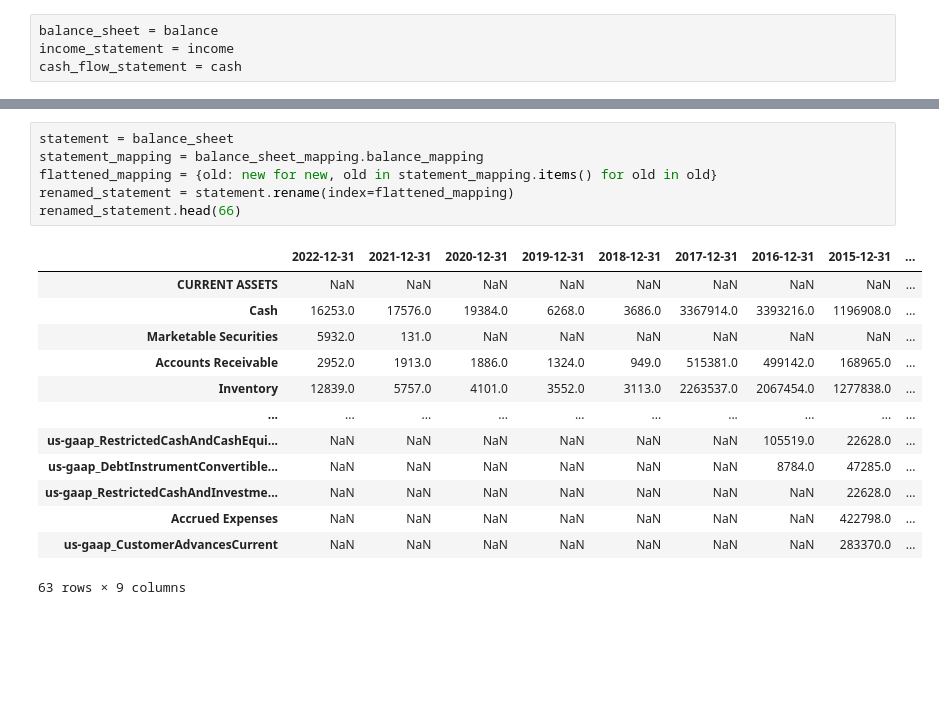
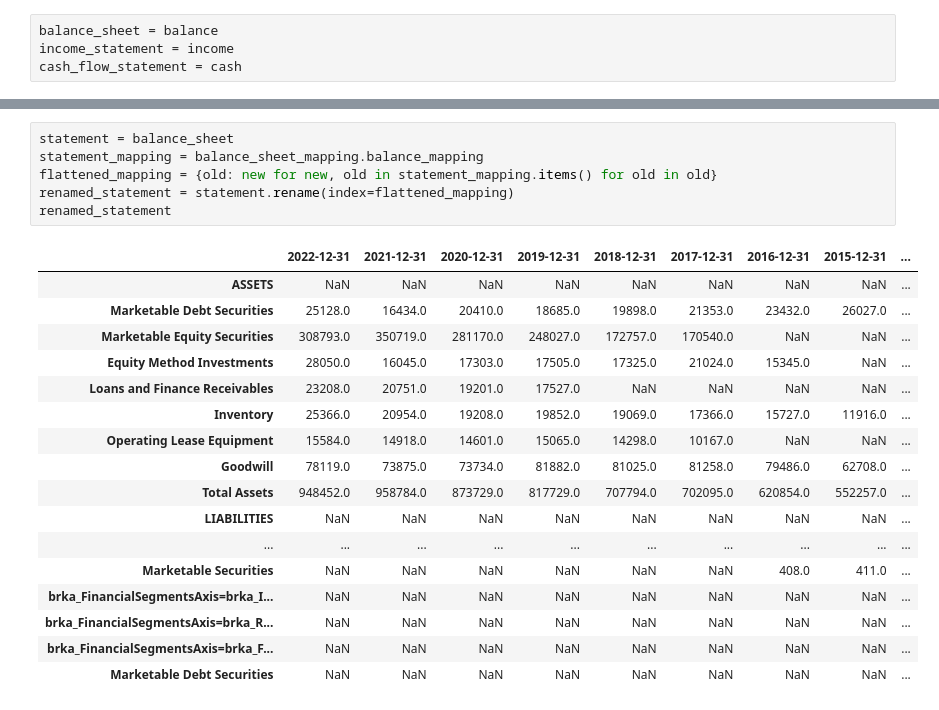
Before and after one commit to GGRusty/Edgar, a Jupyter notebook: modeling.ipynb, the cells around one changed output, grey strips where cells are left out. Drawn from its saved outputs; the diff is of its cells as text; blank space fills up the shorter version.

```diff
--- a/modeling.ipynb
+++ b/modeling.ipynb
@@ -101,23 +84,27 @@ renamed_statement
 # %%
 statement = balance_sheet
 statement_mapping = balance_sheet_mapping.balance_mapping
 flattened_mapping = {old: new for new, old in statement_mapping.items() for old in old}
 renamed_statement = statement.rename(index=flattened_mapping)
-renamed_statement.head(66)
+renamed_statement
 # %% [output]
 |  | 2022-12-31 | 2021-12-31 | 2020-12-31 | 2019-12-31 | 2018-12-31 | 2017-12-31 | 2016-12-31 | 2015-12-31 | ... |
-| CURRENT ASSETS | NaN | NaN | NaN | NaN | NaN | NaN | NaN | NaN | ... |
-| Cash | 16253.0 | 17576.0 | 19384.0 | 6268.0 | 3686.0 | 3367914.0 | 3393216.0 | 1196908.0 | ... |
-| Marketable Securities | 5932.0 | 131.0 | NaN | NaN | NaN | NaN | NaN | NaN | ... |
-| Accounts Receivable | 2952.0 | 1913.0 | 1886.0 | 1324.0 | 949.0 | 515381.0 | 499142.0 | 168965.0 | ... |
-| Inventory | 12839.0 | 5757.0 | 4101.0 | 3552.0 | 3113.0 | 2263537.0 | 2067454.0 | 1277838.0 | ... |
+| ASSETS | NaN | NaN | NaN | NaN | NaN | NaN | NaN | NaN | ... |
+| Marketable Debt Securities | 25128.0 | 16434.0 | 20410.0 | 18685.0 | 19898.0 | 21353.0 | 23432.0 | 26027.0 | ... |
+| Marketable Equity Securities | 308793.0 | 350719.0 | 281170.0 | 248027.0 | 172757.0 | 170540.0 | NaN | NaN | ... |
+| Equity Method Investments | 28050.0 | 16045.0 | 17303.0 | 17505.0 | 17325.0 | 21024.0 | 15345.0 | NaN | ... |
+| Loans and Finance Receivables | 23208.0 | 20751.0 | 19201.0 | 17527.0 | NaN | NaN | NaN | NaN | ... |
+| Inventory | 25366.0 | 20954.0 | 19208.0 | 19852.0 | 19069.0 | 17366.0 | 15727.0 | 11916.0 | ... |
+| Operating Lease Equipment | 15584.0 | 14918.0 | 14601.0 | 15065.0 | 14298.0 | 10167.0 | NaN | NaN | ... |
+| Goodwill | 78119.0 | 73875.0 | 73734.0 | 81882.0 | 81025.0 | 81258.0 | 79486.0 | 62708.0 | ... |
+| Total Assets | 948452.0 | 958784.0 | 873729.0 | 817729.0 | 707794.0 | 702095.0 | 620854.0 | 552257.0 | ... |
+| LIABILITIES | NaN | NaN | NaN | NaN | NaN | NaN | NaN | NaN | ... |
 | ... | ... | ... | ... | ... | ... | ... | ... | ... | ... |
-| us-gaap_RestrictedCashAndCashEqui... | NaN | NaN | NaN | NaN | NaN | NaN | 105519.0 | 22628.0 | ... |
-| us-gaap_DebtInstrumentConvertible... | NaN | NaN | NaN | NaN | NaN | NaN | 8784.0 | 47285.0 | ... |
-| us-gaap_RestrictedCashAndInvestme... | NaN | NaN | NaN | NaN | NaN | NaN | NaN | 22628.0 | ... |
-| Accrued Expenses | NaN | NaN | NaN | NaN | NaN | NaN | NaN | 422798.0 | ... |
-| us-gaap_CustomerAdvancesCurrent | NaN | NaN | NaN | NaN | NaN | NaN | NaN | 283370.0 | ... |
+| Marketable Securities | NaN | NaN | NaN | NaN | NaN | NaN | 408.0 | 411.0 | ... |
+| brka_FinancialSegmentsAxis=brka_I... | NaN | NaN | NaN | NaN | NaN | NaN | NaN | NaN | ... |
+| brka_FinancialSegmentsAxis=brka_R... | NaN | NaN | NaN | NaN | NaN | NaN | NaN | NaN | ... |
+| brka_FinancialSegmentsAxis=brka_F... | NaN | NaN | NaN | NaN | NaN | NaN | NaN | NaN | ... |
+| Marketable Debt Securities | NaN | NaN | NaN | NaN | NaN | NaN | NaN | NaN | ... |
-63 rows × 9 columns
 # %%
 statement = cash_flow_statement
 statement_mapping = cash_flow_mapping.cash_mapping
```
Also changed, not shown: parts of 7 cells of this notebook, 8 other files.
